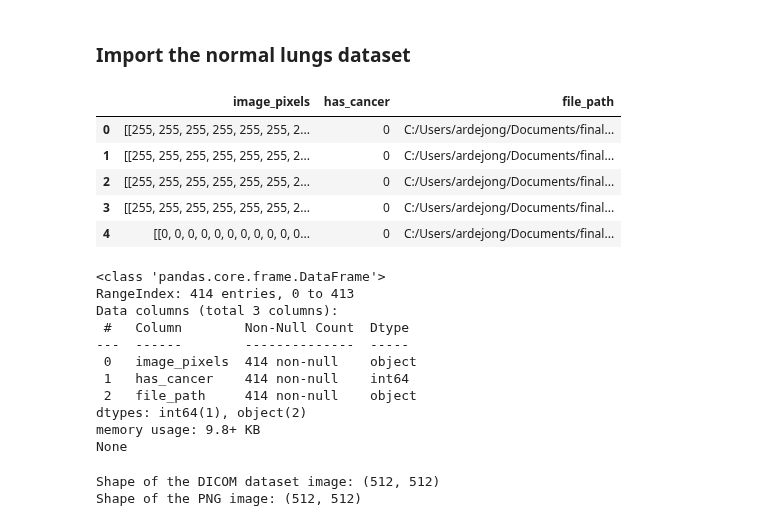
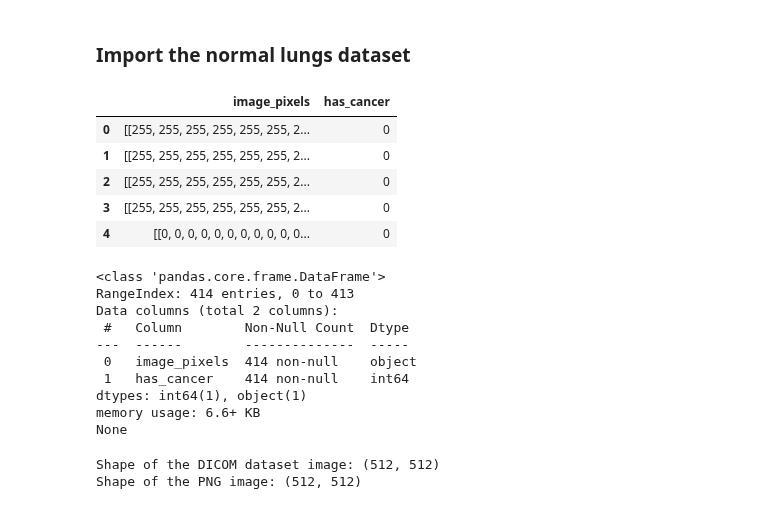
Before and after one commit to arondejong99/final-project-elu, a Jupyter notebook: final-project.ipynb, the cells around one changed output. Drawn from its saved outputs; the diff is of its cells as text; code cells hidden in the pictures.

```diff
--- a/final-project.ipynb
+++ b/final-project.ipynb
@@ -78,8 +75,8 @@ Execution time: 252.48341989517212 seconds
 # %%
 # Put created lists into dataframe
 # Set the has_cancer column manually to 1, since this contains data with patients that have the disease
-colNames = ["patient_id", "sop_instance_id", "image_pixels", "patient_age", "patient_sex", "cancer_type", 'has_cancer', 'file_path']
-data = [patient_id, sop_instance_uid, pixels, age, sex, cancer_type, 1, pathFiles]
+colNames = ["patient_id", "sop_instance_id", "image_pixels", "patient_age", "patient_sex", "cancer_type", 'has_cancer']
+data = [patient_id, sop_instance_uid, pixels, age, sex, cancer_type, 1]
 
 df_sick_lungs = pd.DataFrame()
 
@@ -182,35 +216,33 @@ for pathNormalLung in tqdm(NormalLungFiles):
 # %%
 # Create dataframe based on PNG images and add has_cancer column with value of 0
 df_normal_lungs = pd.DataFrame()
 df_normal_lungs['image_pixels'] = normalLungsImages
 df_normal_lungs["has_cancer"] = 0
-df_normal_lungs["file_path"] = NormalLungFiles
 
 
 # Add rows from other dataframe using the append function: pixel arrays and has_cancer
 sample_df_cancer = df_sick_lungs.sample(n = df_normal_lungs.shape[0])
-df_lungs_binary = pd.concat([df_normal_lungs, sample_df_cancer[['image_pixels', 'has_cancer', 'file_path']]], ignore_index= True)
+df_lungs_binary = pd.concat([df_normal_lungs, sample_df_cancer[['image_pixels', 'has_cancer']]], ignore_index= True)
 
 # Display the first few rows and column information
 display(df_lungs_binary.head())
 print(df_lungs_binary.info())
 # %% [output]
-|  | image_pixels | has_cancer | file_path |
-| 0 | [[255, 255, 255, 255, 255, 255, 2... | 0 | C:/Users/ardejong/Documents/final... |
-| 1 | [[255, 255, 255, 255, 255, 255, 2... | 0 | C:/Users/ardejong/Documents/final... |
-| 2 | [[255, 255, 255, 255, 255, 255, 2... | 0 | C:/Users/ardejong/Documents/final... |
-| 3 | [[255, 255, 255, 255, 255, 255, 2... | 0 | C:/Users/ardejong/Documents/final... |
-| 4 | [[0, 0, 0, 0, 0, 0, 0, 0, 0, 0, 0... | 0 | C:/Users/ardejong/Documents/final... |
+|  | image_pixels | has_cancer |
+| 0 | [[255, 255, 255, 255, 255, 255, 2... | 0 |
+| 1 | [[255, 255, 255, 255, 255, 255, 2... | 0 |
+| 2 | [[255, 255, 255, 255, 255, 255, 2... | 0 |
+| 3 | [[255, 255, 255, 255, 255, 255, 2... | 0 |
+| 4 | [[0, 0, 0, 0, 0, 0, 0, 0, 0, 0, 0... | 0 |
 <class 'pandas.core.frame.DataFrame'>
 RangeIndex: 414 entries, 0 to 413
-Data columns (total 3 columns):
+Data columns (total 2 columns):
  #   Column        Non-Null Count  Dtype
 ---  ------        --------------  -----
  0   image_pixels  414 non-null    object
  1   has_cancer    414 non-null    int64
- 2   file_path     414 non-null    object
-dtypes: int64(1), object(2)
-memory usage: 9.8+ KB
+dtypes: int64(1), object(1)
+memory usage: 6.6+ KB
 None
 # %%
 print(f"Shape of the DICOM dataset image: {df_sick_lungs.image_pixels[0].shape}")
```
Also changed, not shown: parts of 23 cells of this notebook.
